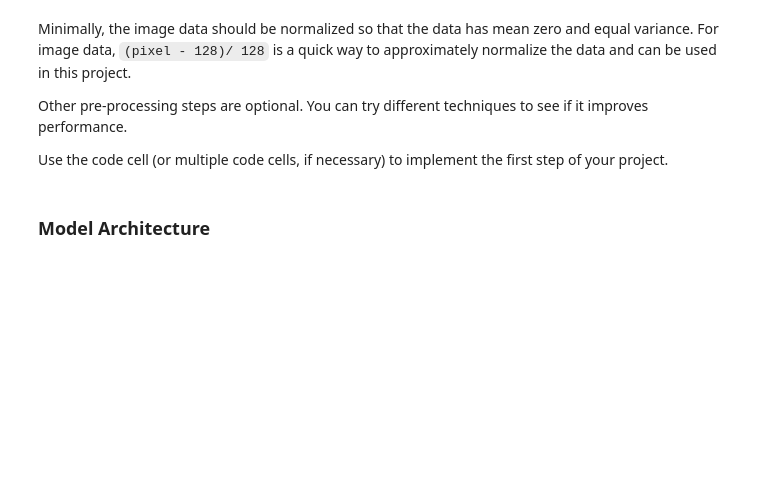
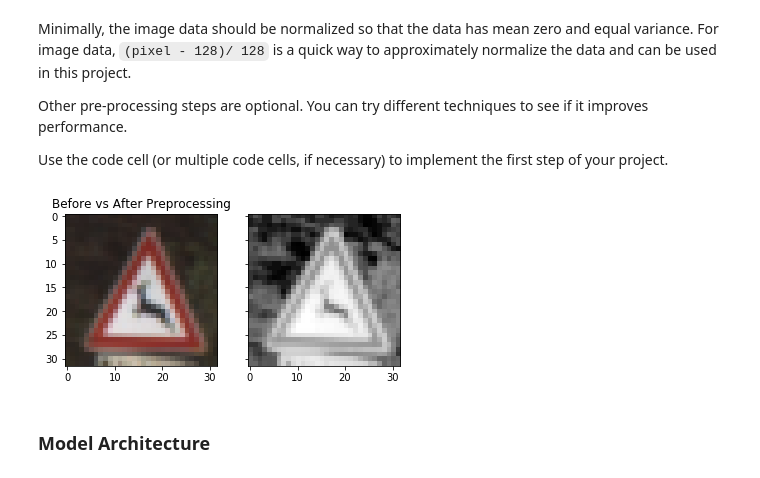
Before and after one commit to mdeopujari/CarND-Traffic-Sign-Classifier-Project, a Jupyter notebook: Traffic_Sign_Classifier.ipynb, the cells around one changed output. Cells and saved outputs as stored; diff of their text form; code cells hidden in the pictures; blank space fills up the shorter version.

```diff
--- a/Traffic_Sign_Classifier.ipynb
+++ b/Traffic_Sign_Classifier.ipynb
@@ -166,33 +172,44 @@ import cv2
 
 newarr = np.ndarray((X_train.shape[0], 32, 32, 1), dtype=np.uint8)
 for idx,img in enumerate(X_train):
     img = cv2.cvtColor(img,cv2.COLOR_RGB2GRAY)
     img = cv2.equalizeHist(img)
     img = img[:,:,np.newaxis]
     newarr[idx] = img
 
+unnormalized = X_train[500]
+
 X_train = newarr
 X_train = (X_train.astype(float) - 128.0)/128.0   # MD: Alternative is unity-normalization (x-min(X)/max(X) - min(X)) OR x-mean(X)/variance(X)
+
+normalized = X_train[500][:,:,0]
+f, (ax1, ax2) = plt.subplots(1, 2, sharey=True)
+ax1.imshow(unnormalized)
+ax1.set_title('Before vs After Preprocessing')
+ax2.imshow(normalized,cmap='gray')
+plt.savefig("BeforeVsAfter.png")
 
 newarr = np.ndarray((X_valid.shape[0], 32, 32, 1), dtype=np.uint8)
 for idx,img in enumerate(X_valid):
     img = cv2.cvtColor(img,cv2.COLOR_RGB2GRAY)
     img = cv2.equalizeHist(img)
     img = img[:,:,np.newaxis]
     newarr[idx] = img
 
 X_valid = newarr
 X_valid = (X_valid.astype(float) - 128.0)/128.0   # MD: Alternative is unity-normalization (x-min(X)/max(X) - min(X)) OR x-mean(X)/variance(X)
 
 newarr = np.ndarray((X_test.shape[0], 32, 32, 1), dtype=np.uint8)
 for idx,img in enumerate(X_test):
     img = cv2.cvtColor(img,cv2.COLOR_RGB2GRAY)
     img = cv2.equalizeHist(img)
     img = img[:,:,np.newaxis]
     newarr[idx] = img
 
 X_test = newarr
 X_test = (X_test.astype(float) - 128.0)/128.0   # MD: Alternative is unity-normalization (x-min(X)/max(X) - min(X)) OR x-mean(X)/variance(X)
+# %% [output]
+[figure, added]
 # %% [markdown]
 ### Model Architecture
 # %%
```
Also changed, not shown: parts of 6 cells of this notebook, 10 other files.
